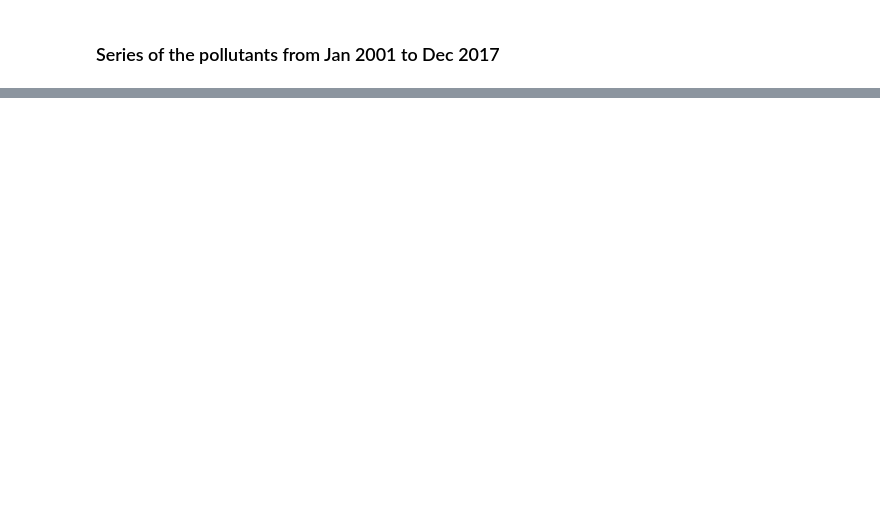
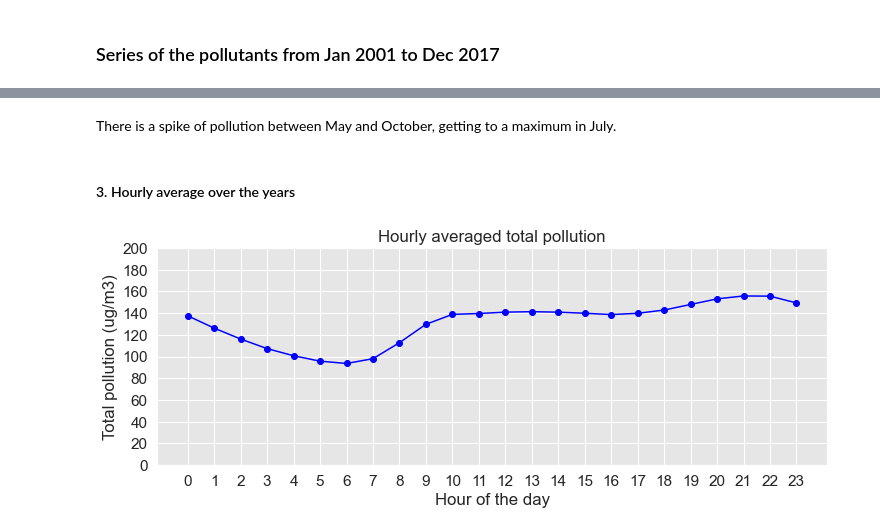
Before and after one commit to Jorge-Salmon/air_qualityMadrid, a Jupyter notebook: main.ipynb, the cells around one changed output, grey strips where cells are left out. Drawn from its saved outputs; the diff is of its cells as text; code cells hidden in the pictures; blank space fills up the shorter version.

```diff
--- a/main.ipynb
+++ b/main.ipynb
@@ -202,0 +263,25 @@ Yearly moving average of the sum of the 5 pollutants
+# %% [markdown]
+There is a spike of pollution between May and October, getting to a maximum in July.
+# %% [markdown]
+#### 3. Hourly average over the years
+# %%
+df_hourAvg = df_2.groupby(by=df_2['date'].dt.hour).mean()
+df_hourAvg = df_hourAvg.sum(axis=1).to_frame()
+df_hourAvg.rename(columns={df_hourAvg.columns[0]:'Avg_total_pollution'}, inplace=True)
+
+ax = df_hourAvg.plot(
+        figsize=(12,4),
+        linestyle='-',
+        marker='o',
+        title='Hourly averaged total pollution',
+        legend=False,
+        yticks=range(0,210,20),
+        xticks=range(24),
+        color='b'
+    )
+
+ax.set_ylabel('Total pollution (ug/m3)')
+ax.set_xlabel('Hour of the day')
+plt.show()
+# %% [output]
+[figure, added]
```
Also changed, not shown: parts of 11 cells of this notebook.
